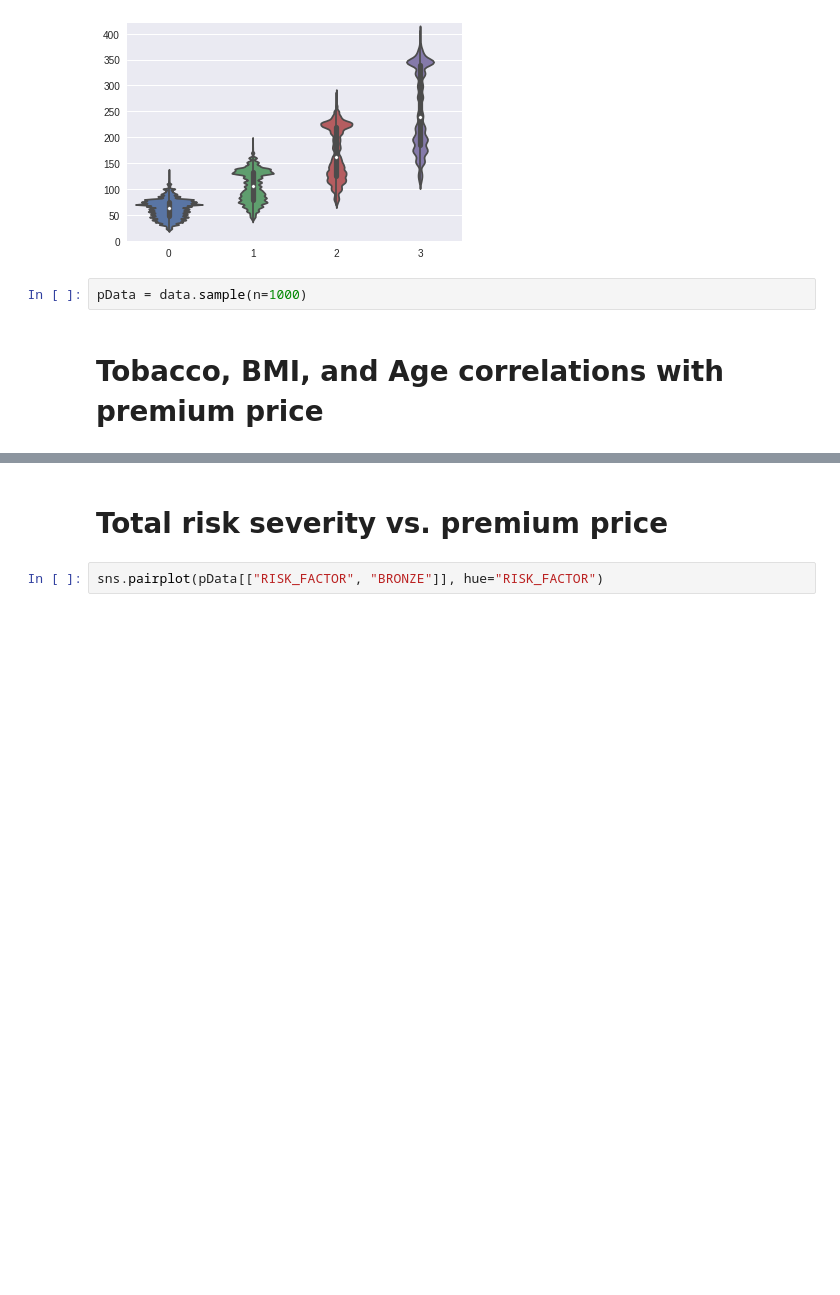
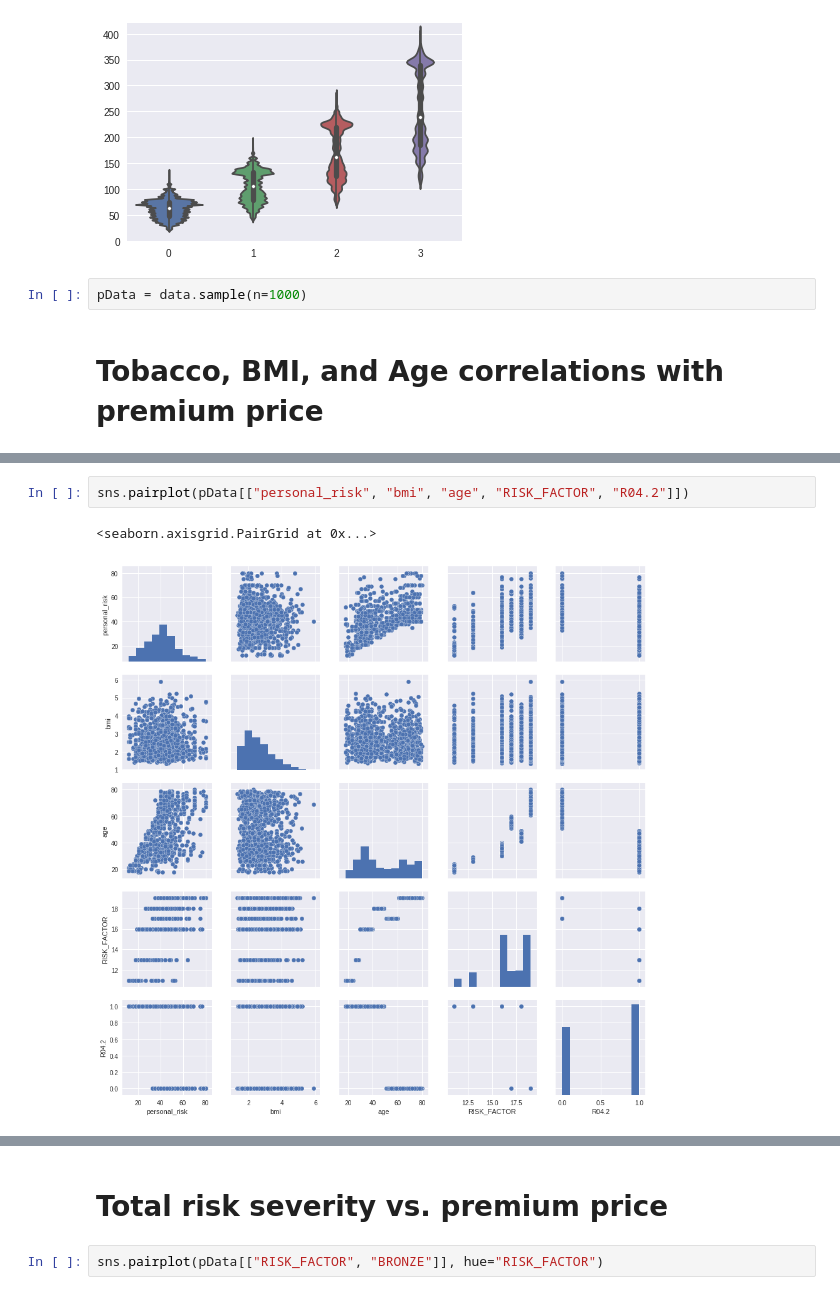
Before and after one commit to CallumKiefer/YHacks-Intellisurance-Quoting, a Jupyter notebook: PostProcessingNext.ipynb, the cells around one changed output, grey strips where cells are left out. Drawn from its saved outputs; the diff is of its cells as text; blank space fills up the shorter version.

```diff
--- a/PostProcessingNext.ipynb
+++ b/PostProcessingNext.ipynb
@@ -118,0 +119,5 @@ sns.pairplot(pData[["TOBACCO", "bmi", "age", "BRONZE"]], hue="TOBACCO")
+# %%
+sns.pairplot(pData[["personal_risk", "bmi", "age", "RISK_FACTOR", "R04.2"]])
+# %% [output]
+<seaborn.axisgrid.PairGrid at 0x...>
+[figure, added]
```
Also changed, not shown: parts of 37 cells of this notebook, 4 other files.
